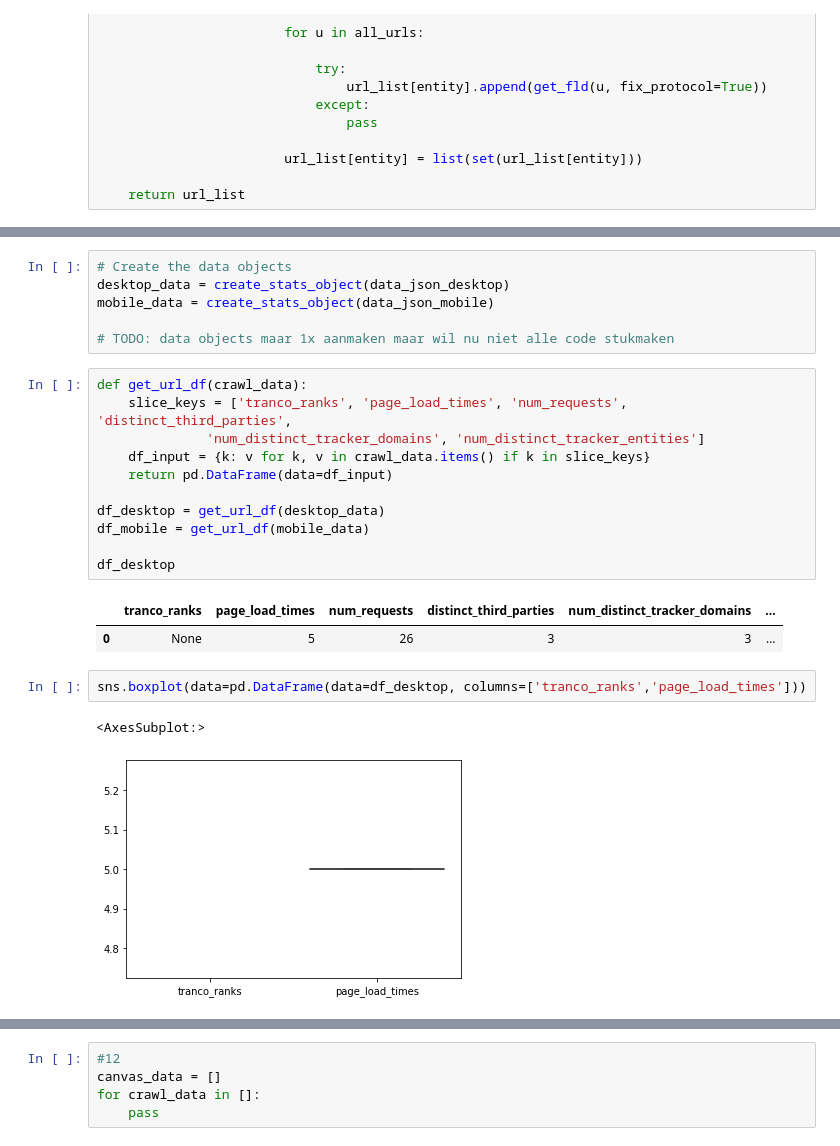
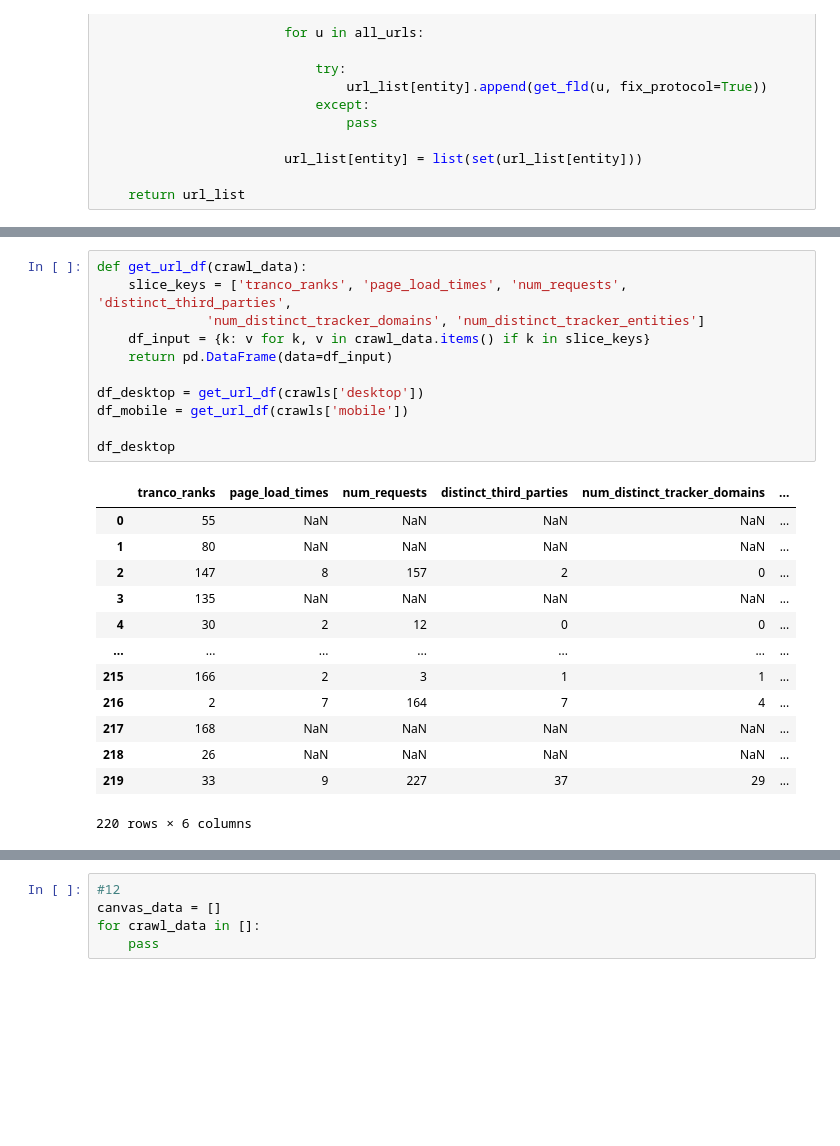
Before and after one commit to JobDoesburg/capita-selecta-selenium-crawler, a Jupyter notebook: analysis/analysis.ipynb, the cells around one changed output, grey strips where cells are left out. Saved outputs shown, nothing was run; the diff lists cells and outputs as text; blank space fills up the shorter version.

Commit message:
Bugfixing with crawl data

```diff
--- a/analysis/analysis.ipynb
+++ b/analysis/analysis.ipynb
@@ -236,25 +272,25 @@ crawls = {
-# %%
-# Create the data objects
-desktop_data = create_stats_object(data_json_desktop)
-mobile_data = create_stats_object(data_json_mobile)
-
-# TODO: data objects maar 1x aanmaken maar wil nu niet alle code stukmaken
 # %%
 def get_url_df(crawl_data):
     slice_keys = ['tranco_ranks', 'page_load_times', 'num_requests', 'distinct_third_parties',
               'num_distinct_tracker_domains', 'num_distinct_tracker_entities']
     df_input = {k: v for k, v in crawl_data.items() if k in slice_keys}
     return pd.DataFrame(data=df_input)
 
-df_desktop = get_url_df(desktop_data)
-df_mobile = get_url_df(mobile_data)
+df_desktop = get_url_df(crawls['desktop'])
+df_mobile = get_url_df(crawls['mobile'])
 
 df_desktop
 # %% [output]
 |  | tranco_ranks | page_load_times | num_requests | distinct_third_parties | num_distinct_tracker_domains | ... |
-| 0 | None | 5 | 26 | 3 | 3 | ... |
+| 0 | 55 | NaN | NaN | NaN | NaN | ... |
+| 1 | 80 | NaN | NaN | NaN | NaN | ... |
+| 2 | 147 | 8 | 157 | 2 | 0 | ... |
+| 3 | 135 | NaN | NaN | NaN | NaN | ... |
+| 4 | 30 | 2 | 12 | 0 | 0 | ... |
+| ... | ... | ... | ... | ... | ... | ... |
+| 215 | 166 | 2 | 3 | 1 | 1 | ... |
+| 216 | 2 | 7 | 164 | 7 | 4 | ... |
+| 217 | 168 | NaN | NaN | NaN | NaN | ... |
+| 218 | 26 | NaN | NaN | NaN | NaN | ... |
+| 219 | 33 | 9 | 227 | 37 | 29 | ... |
+220 rows × 6 columns
-# %%
-sns.boxplot(data=pd.DataFrame(data=df_desktop, columns=['tranco_ranks','page_load_times']))
-# %% [output]
-<AxesSubplot:>
-[figure, removed]
```
Also changed, not shown: parts of 10 cells of this notebook.
